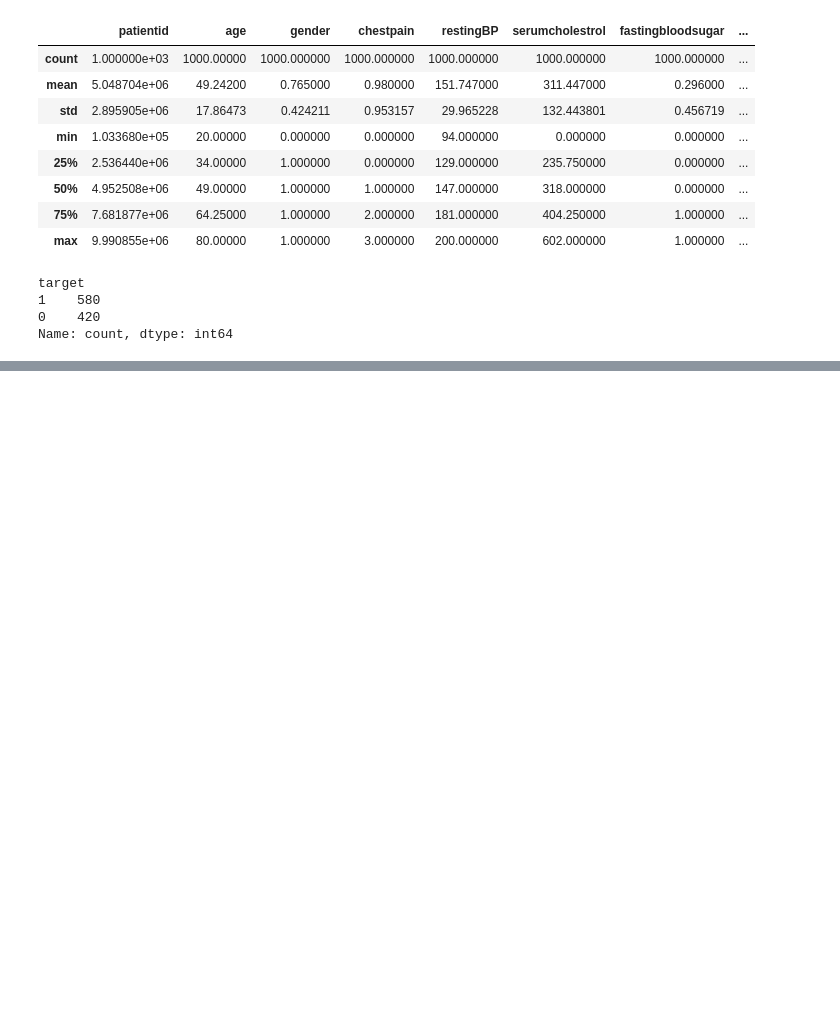
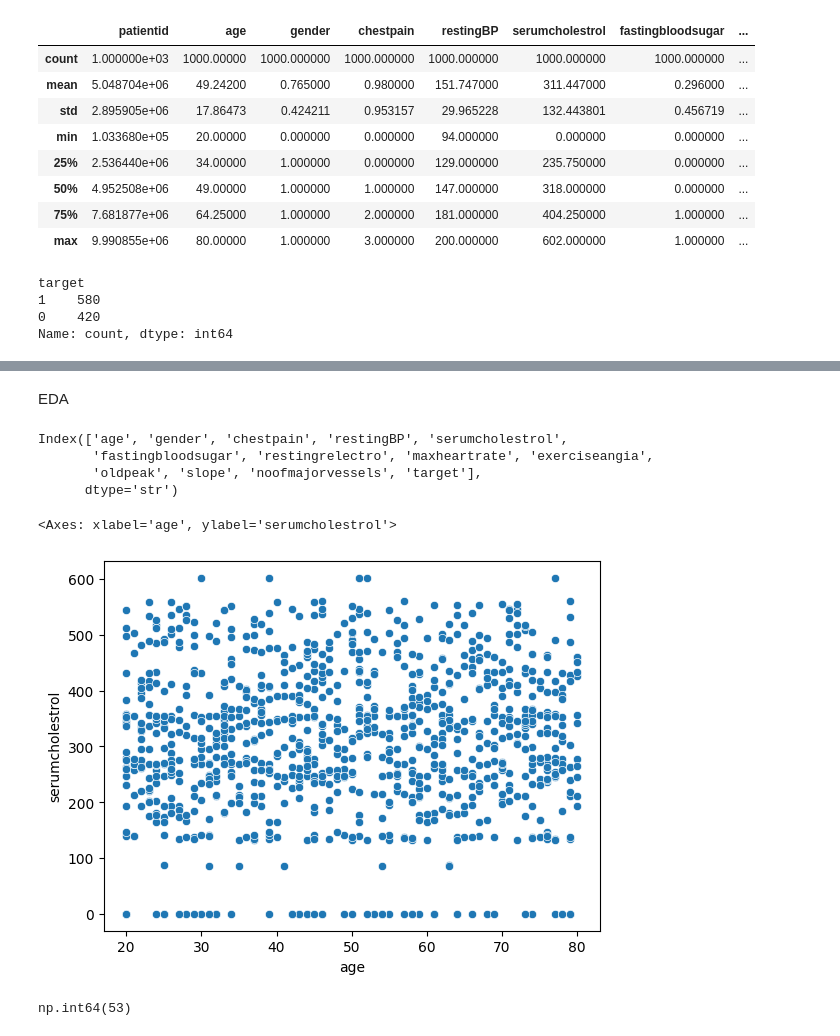
Before and after one commit to sujan1001/Heart-Disease-Prediction, a Jupyter notebook: notebooks/Heart_Disease_Analysis.ipynb, the cells around one changed output, grey strips where cells are left out. Saved outputs shown, nothing was run; the diff lists cells and outputs as text; code cells hidden in the pictures; blank space fills up the shorter version.

```diff
--- a/notebooks/Heart_Disease_Analysis.ipynb
+++ b/notebooks/Heart_Disease_Analysis.ipynb
@@ -74,3 +74,6 @@ target
 1    580
 0    420
 Name: count, dtype: int64
+# %%
+df = df.drop("patientid", axis=1)
+df.head()
@@ -76,0 +87,18 @@ Name: count, dtype: int64
+# %% [markdown]
+EDA
+# %%
+df.columns
+# %% [output]
+Index(['age', 'gender', 'chestpain', 'restingBP', 'serumcholestrol',
+       'fastingbloodsugar', 'restingrelectro', 'maxheartrate', 'exerciseangia',
+       'oldpeak', 'slope', 'noofmajorvessels', 'target'],
+      dtype='str')
+# %%
+sns.scatterplot(x='age', y='serumcholestrol', data=df)
+# %% [output]
+<Axes: xlabel='age', ylabel='serumcholestrol'>
+[figure, added]
+# %%
+(df["serumcholestrol"]==0).sum()
+# %% [output]
+np.int64(53)
```
Also changed, not shown: parts of 27 cells of this notebook, 1 other file.
